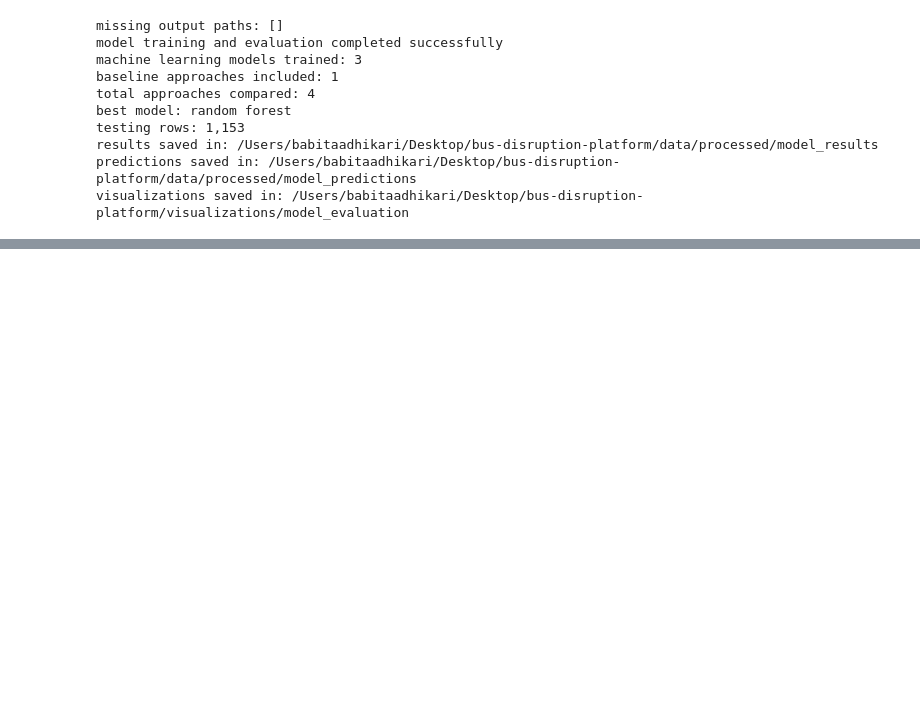
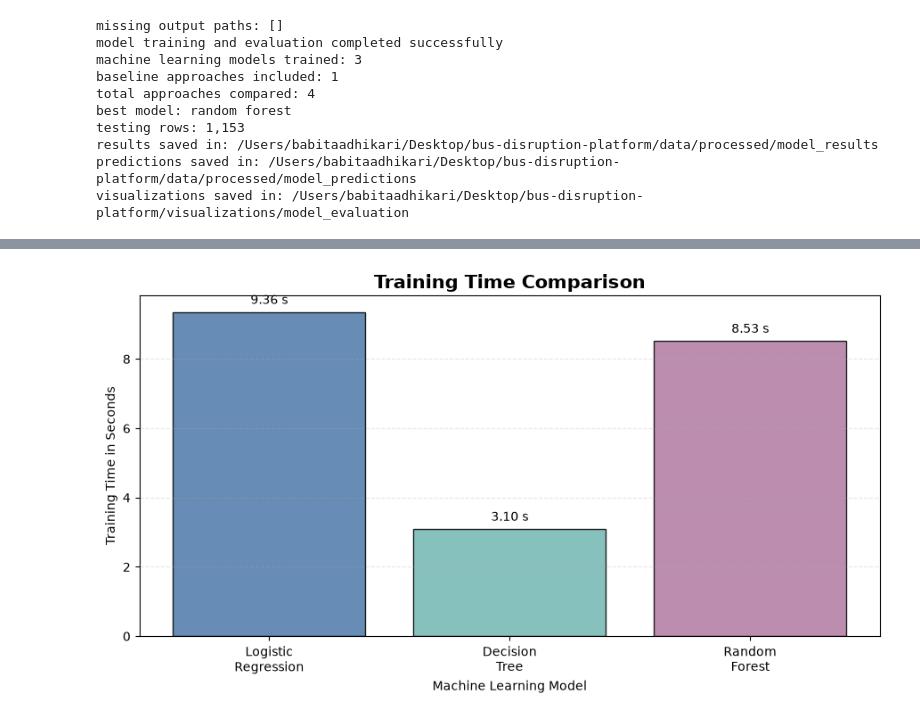
Before and after one commit to Babitaadhikari11/ST5011CEM-Bus-Disruption-Platform, a Jupyter notebook: notebooks/08_model_training_evaluation.ipynb, the cells around one changed output, grey strips where cells are left out. Cells and saved outputs as stored; diff of their text form; code cells hidden in the pictures; blank space fills up the shorter version.

Commit message:
update dashboard models notebooks and visualizations

```diff
--- a/notebooks/08_model_training_evaluation.ipynb
+++ b/notebooks/08_model_training_evaluation.ipynb
@@ -1088,0 +1225,83 @@ visualizations saved in: /Users/babitaadhikari/Desktop/bus-disruption-platform/v
+# %%
+# extract measured training times
+training_time_df = (
+    results_pdf[
+        results_pdf["model"].isin(
+            model_order
+        )
+    ]
+    .set_index("model")
+    .loc[model_order]
+    .reset_index()
+)
+
+training_time_df["training_seconds"] = (
+    training_time_df["training_seconds"]
+    .astype(float)
+)
+
+display(
+    training_time_df[
+        [
+            "model",
+            "training_seconds"
+        ]
+    ]
+)
+
+plt.figure(
+    figsize=(9, 5)
+)
+
+bars = plt.bar(
+    model_labels,
+    training_time_df["training_seconds"],
+    color=model_colors,
+    edgecolor="black",
+    alpha=0.85
+)
+
+plt.title(
+    "Training Time Comparison",
+    fontsize=15,
+    fontweight="bold"
+)
+
+plt.xlabel(
+    "Machine Learning Model"
+)
+
+plt.ylabel(
+    "Training Time in Seconds"
+)
+
+plt.grid(
+    axis="y",
+    linestyle="--",
+    alpha=0.3
+)
+
+plt.bar_label(
+    bars,
+    fmt="%.2f s",
+    padding=4
+)
+
+plt.tight_layout()
+
+training_time_path = (
+    complexity_folder
+    / "16_training_time_comparison.png"
+)
+
+plt.savefig(
+    training_time_path,
+    dpi=300,
+    bbox_inches="tight"
+)
+
+print("saved:", training_time_path)
+
+plt.show()
+plt.close()
+# %% [output]
@@ -1088,0 +1313 @@ visualizations saved in: /Users/babitaadhikari/Desktop/bus-disruption-platform/v
+[figure, added]
```
Also changed, not shown: parts of 34 cells of this notebook, 54 other files.
